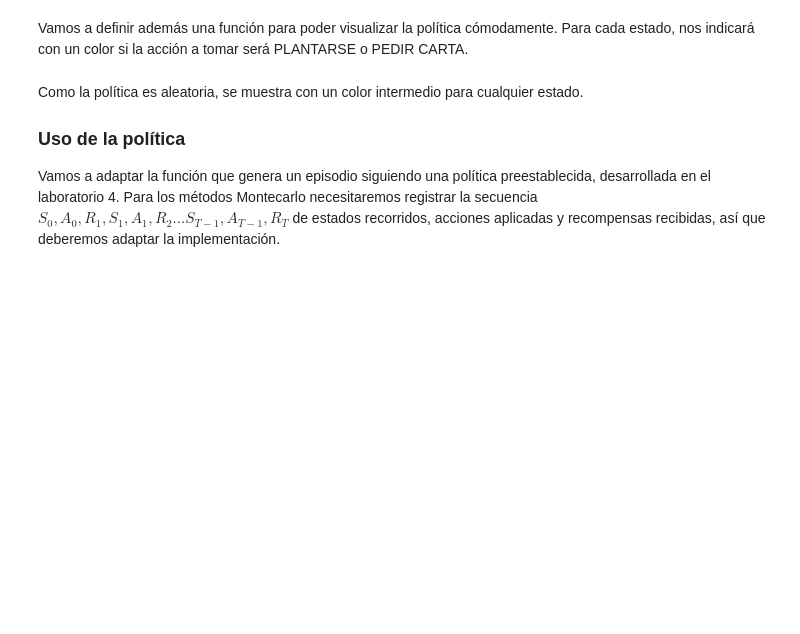
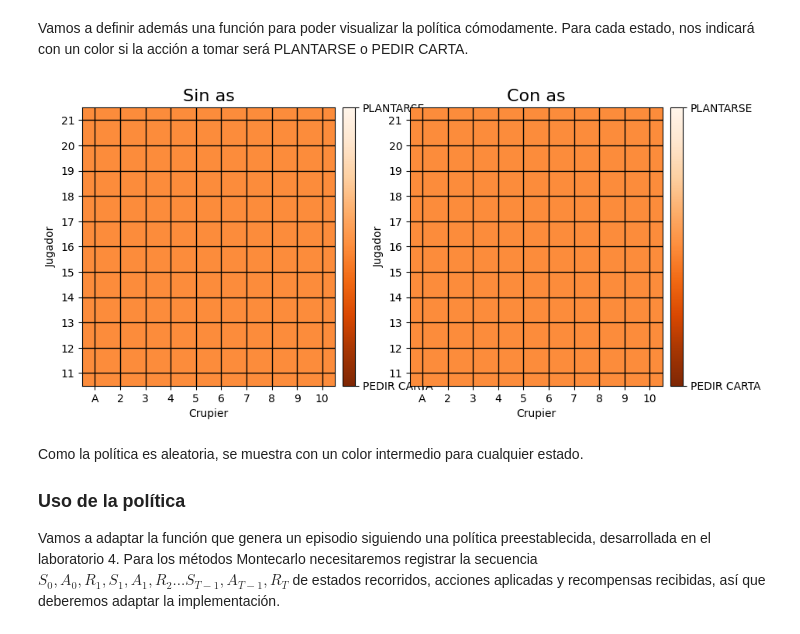
Before and after one commit to EmilioUcelayLojo/AA3, a Jupyter notebook: lab5/lab5.ipynb, the cells around one changed output. Drawn from its saved outputs; the diff is of its cells as text; code cells hidden in the pictures; blank space fills up the shorter version.

```diff
--- a/lab5/lab5.ipynb
+++ b/lab5/lab5.ipynb
@@ -137,3 +157,35 @@ assert(politica_aleatoria[1,1,1,1]==0.5)
+# %%
+# TODO - Inicializa la policy
+politica_aleatoria = np.zeros((22, 11, 2, 2))  # (puntuacion_jugador (21 + 1 para simplificar código), puntuacion_visible_crupier (10 + 1 ), jugador_con_as, accion)
+politica_aleatoria[:] = 0.5
+
+# TODO - Recupera la función sample_policy del laboratorio 4 y adáptala para que devuelva el número de la acción
+def sample_policy(estado: Estado, politica: np.ndarray) -> int:
+    """
+    Muestrea una acción de la política para un estado dado.
+
+    Args:
+        estado: El estado actual.
+        politica: La política a seguir.
+
+    Returns:
+        La acción a tomar (0 o 1).
+    """
+    # Obtenemos las probabilidades de las acciones para el estado dado
+    probabilidades = politica[
+        estado.puntuacion_jugador,
+        estado.puntuacion_visible_crupier,
+        int(estado.jugador_con_as),
+    ]
+
+    # Muestrea una acción de acuerdo con las probabilidades
+    accion = np.random.choice(np.arange(len(probabilidades)), p=probabilidades)
+
+    return accion
+
+# COMPROBACIONES
+assert (politica_aleatoria[1, 1, 1, 1] == 0.5)
+assert (politica_aleatoria[1, 1, 1, 0] == 0.5)
 # %% [markdown]
 Vamos a definir además una función para poder visualizar la política cómodamente. Para cada estado, nos indicará con un color si la acción a tomar será PLANTARSE o PEDIR CARTA.
 # %%
@@ -142,35 +194,37 @@ import matplotlib.pyplot as plt
 from matplotlib.axes import Axes
 from mpl_toolkits.axes_grid1 import make_axes_locatable
 from mpl_toolkits.mplot3d import Axes3D
 def dibuja_politica(politica: np.ndarray) -> None:
     def crea_figura(con_as: bool, ax:Axes):
         x_range = np.arange(1, 11)
         y_range = np.arange(11, 22)
         X, Y = np.meshgrid(x_range, y_range)
         Z = politica[Y[::-1],X ,1 if con_as else 0,1]
         surf = ax.imshow(Z, cmap=plt.get_cmap('Oranges'), vmin=0, vmax=1, extent=[0.5, 10.5, 10.5, 21.5])
         plt.xticks(x_range, ('A', '2', '3', '4', '5', '6', '7', '8', '9', '10'))
         plt.yticks(y_range)
         ax.set_xlabel('Crupier')
         ax.set_ylabel('Jugador')
-        #ax.grid(color='black', linestyle='-', linewidth=1)
+        ax.grid(color='black', linestyle='-', linewidth=1)
         divider = make_axes_locatable(ax)
         cax = divider.append_axes("right", size="5%", pad=0.1)
         cbar = plt.colorbar(surf, ticks=[0, 1], cax=cax)
         cbar.ax.set_yticklabels(['PLANTARSE','PEDIR CARTA'])
         cbar.ax.invert_yaxis()
 
     fig = plt.figure(figsize=(10, 8))
     ax = fig.add_subplot(121)
     ax.set_title('Sin as', fontsize=16)
     crea_figura(False, ax)
     ax = fig.add_subplot(122)
     ax.set_title('Con as', fontsize=16)
     crea_figura(True, ax)
     plt.show()
 
 # TODO - Muestra la política aleatoria declarada antes usando la función recién definida
-...
+dibuja_politica(politica_aleatoria)
+# %% [output]
+[figure, added]
 # %% [markdown]
 Como la política es aleatoria, se muestra con un color intermedio para cualquier estado.
 
```
Also changed, not shown: parts of 16 cells of this notebook.
